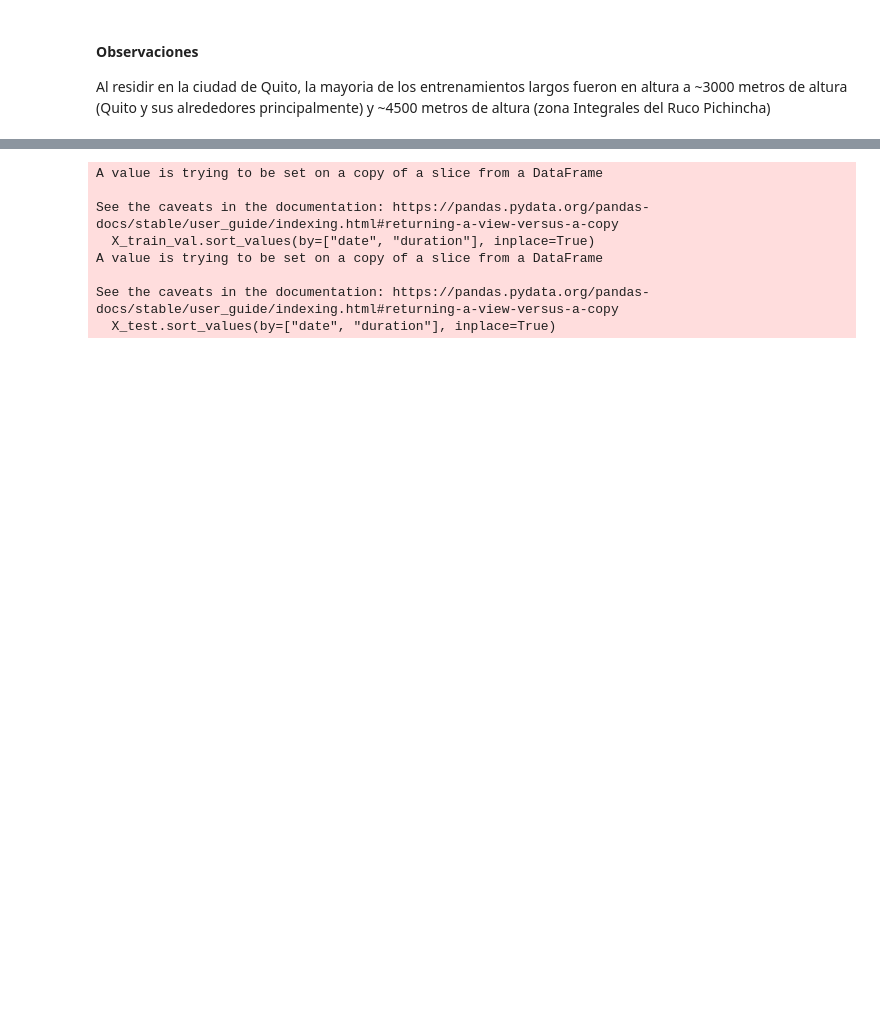
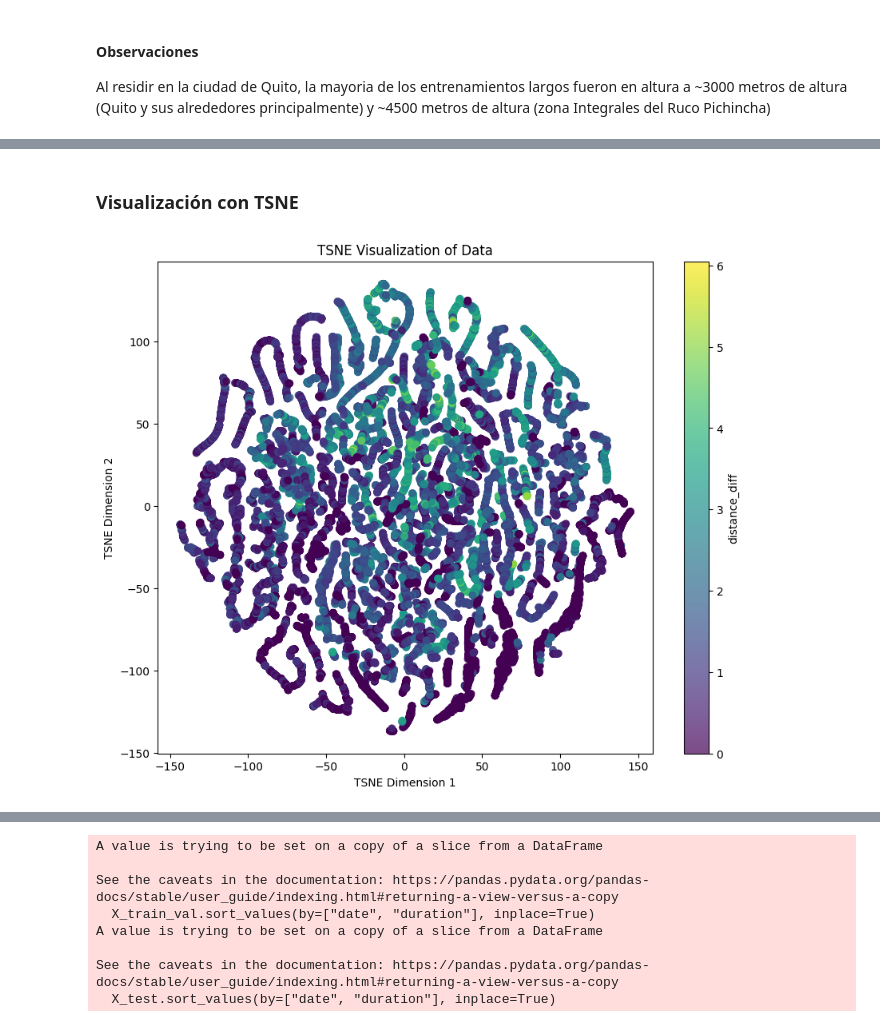
Before and after one commit to ericmaster/ai-master-sl-project, a Jupyter notebook: project.ipynb, the cells around one changed output, grey strips where cells are left out. Saved outputs shown, nothing was run; the diff lists cells and outputs as text; code cells hidden in the pictures; blank space fills up the shorter version.

```diff
--- a/project.ipynb
+++ b/project.ipynb
@@ -443,0 +471,35 @@ speed y distance_diff > alta correlacion
+# %% [markdown]
+### Visualización con TSNE
+# %%
+# About 95% of the code in this cell was generated with Copilot
+# Prompt: Add a TSNE visualization for the data in 2 dimensions using distance_diff as the color.
+
+from sklearn.manifold import TSNE
+import matplotlib.pyplot as plt
+
+# Select a subset of features for TSNE
+tsne_features = ["heartRate", "altitude", "speed", "distance_diff"]
+# Join a subset of the sample dataframes into a single dataframe
+sample_data = pd.concat(sample_data_frames[:5], ignore_index=True)
+tsne_data = sample_data[tsne_features].dropna()
+
+# Apply TSNE
+tsne = TSNE(n_components=2, random_state=42, perplexity=30, n_iter=1000)
+tsne_results = tsne.fit_transform(tsne_data)
+
+# Create a scatter plot
+plt.figure(figsize=(10, 8))
+scatter = plt.scatter(
+    tsne_results[:, 0],
+    tsne_results[:, 1],
+    c=tsne_data["distance"],
+    cmap="viridis",
+    alpha=0.7,
+)
+plt.colorbar(scatter, label="distance")
+plt.title("TSNE Visualization of Data")
+plt.xlabel("TSNE Dimension 1")
+plt.ylabel("TSNE Dimension 2")
+plt.show()
+# %% [output]
+[figure, added]
```
Also changed, not shown: parts of 27 cells of this notebook.
